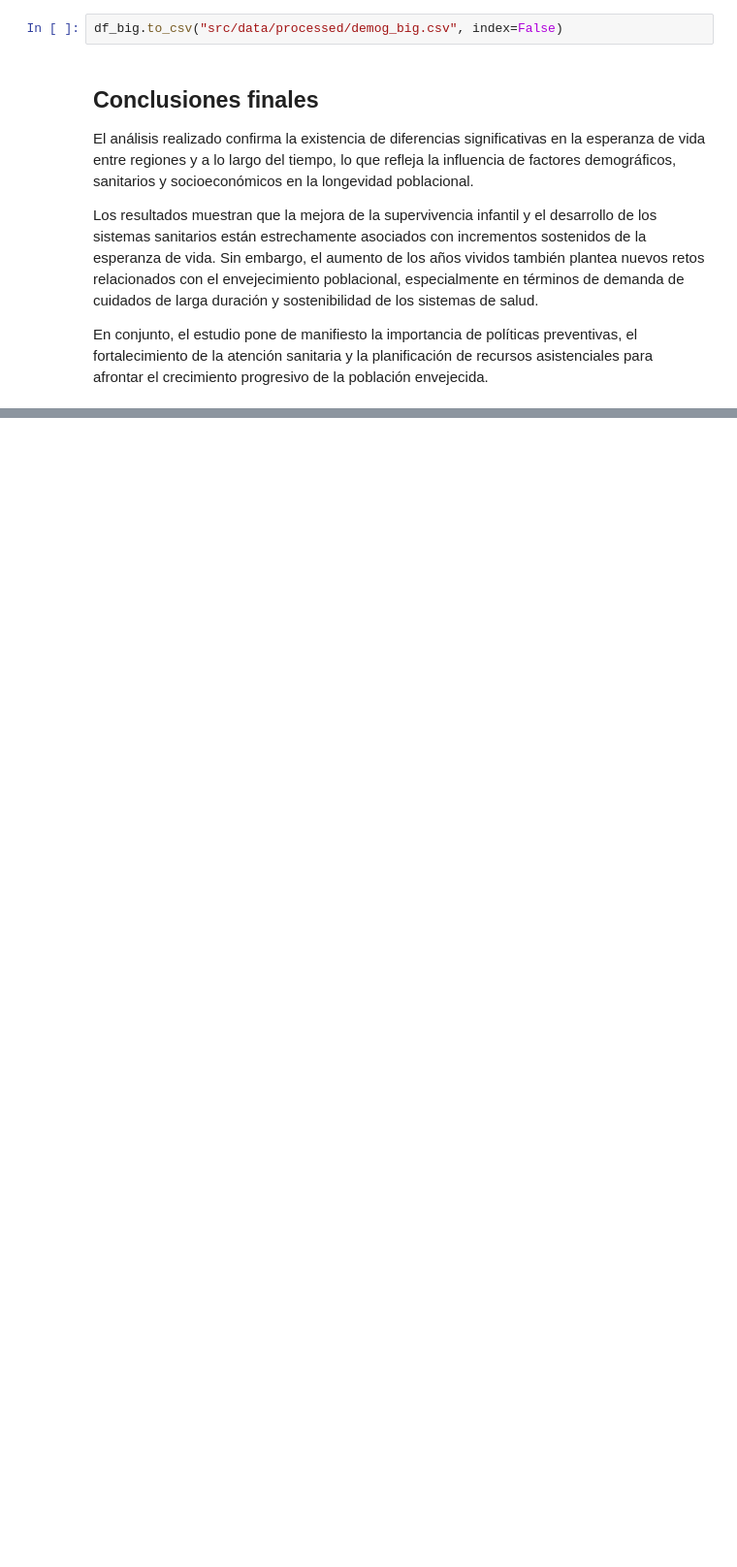
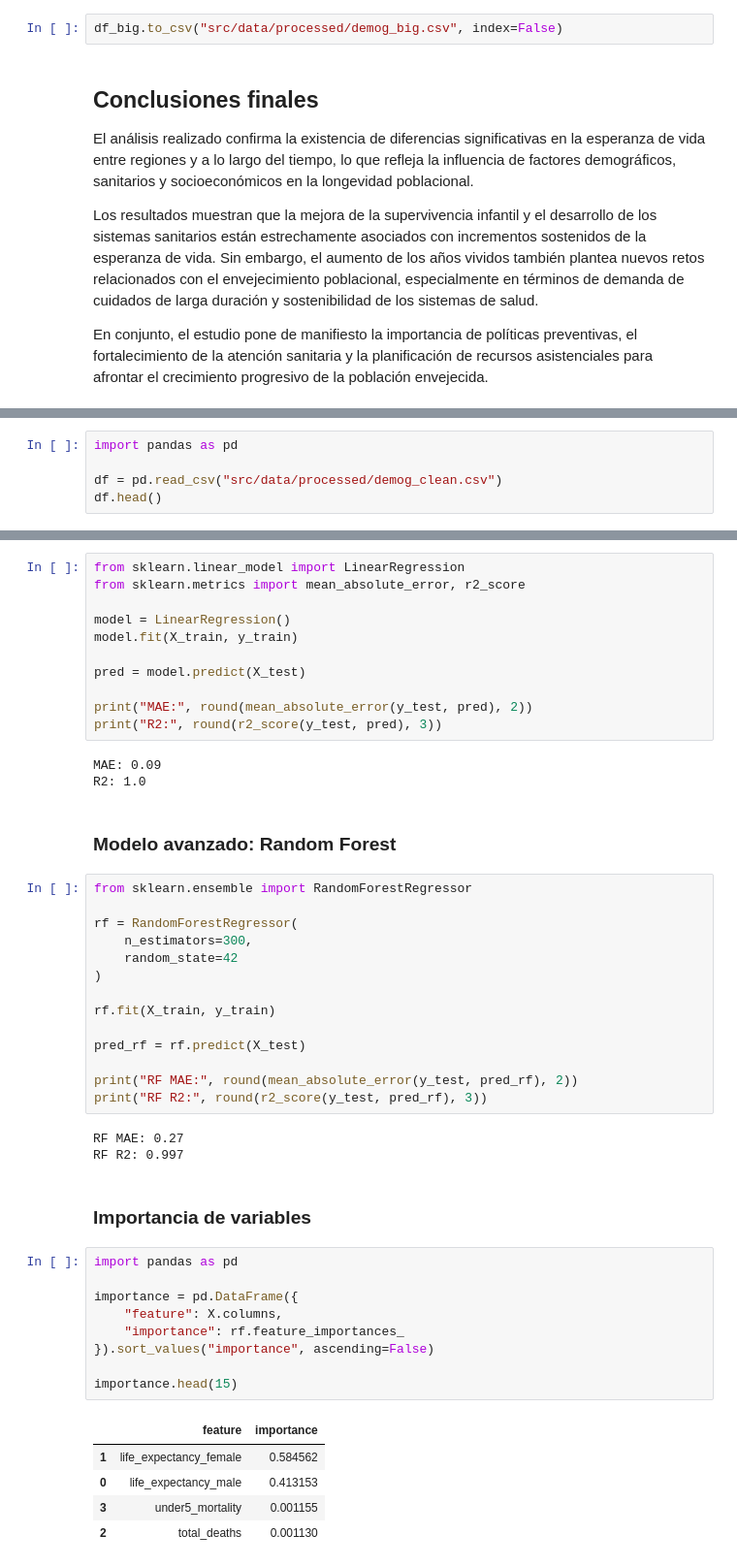
Before and after one commit to dori1888/machine-learning-final-project, a Jupyter notebook: proyecto_final.ipynb, the cells around one changed output, grey strips where cells are left out. Shown at 97% size. Saved outputs shown, nothing was run; the diff lists cells and outputs as text; blank space fills up the shorter version.

```diff
--- a/proyecto_final.ipynb
+++ b/proyecto_final.ipynb
@@ -552,0 +559,5 @@ En conjunto, el estudio pone de manifiesto la importancia de políticas preventi
+# %%
+import pandas as pd
+
+df = pd.read_csv("src/data/processed/demog_clean.csv")
+df.head()
@@ -552,0 +598,50 @@ En conjunto, el estudio pone de manifiesto la importancia de políticas preventi
+# %%
+from sklearn.linear_model import LinearRegression
+from sklearn.metrics import mean_absolute_error, r2_score
+
+model = LinearRegression()
+model.fit(X_train, y_train)
+
+pred = model.predict(X_test)
+
+print("MAE:", round(mean_absolute_error(y_test, pred), 2))
+print("R2:", round(r2_score(y_test, pred), 3))
+# %% [output]
+MAE: 0.09
+R2: 1.0
+# %% [markdown]
+### Modelo avanzado: Random Forest
+# %%
+from sklearn.ensemble import RandomForestRegressor
+
+rf = RandomForestRegressor(
+    n_estimators=300,
+    random_state=42
+)
+
+rf.fit(X_train, y_train)
+
+pred_rf = rf.predict(X_test)
+
+print("RF MAE:", round(mean_absolute_error(y_test, pred_rf), 2))
+print("RF R2:", round(r2_score(y_test, pred_rf), 3))
+# %% [output]
+RF MAE: 0.27
+RF R2: 0.997
+# %% [markdown]
+### Importancia de variables
+# %%
+import pandas as pd
+
+importance = pd.DataFrame({
+    "feature": X.columns,
+    "importance": rf.feature_importances_
+}).sort_values("importance", ascending=False)
+
+importance.head(15)
+# %% [output]
+|  | feature | importance |
+| 1 | life_expectancy_female | 0.584562 |
+| 0 | life_expectancy_male | 0.413153 |
+| 3 | under5_mortality | 0.001155 |
+| 2 | total_deaths | 0.001130 |
```
Also changed, not shown: parts of 7 cells of this notebook.
